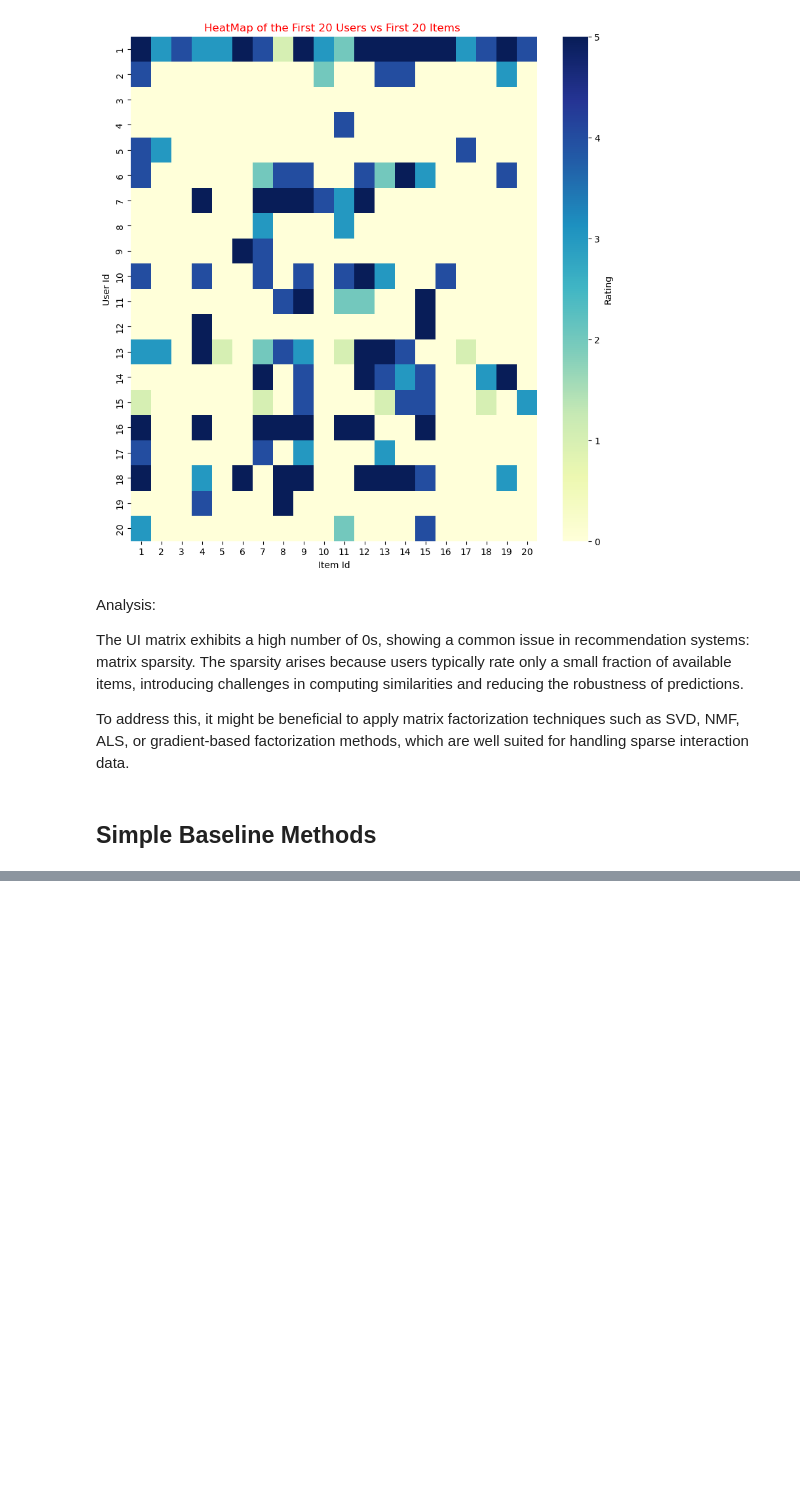
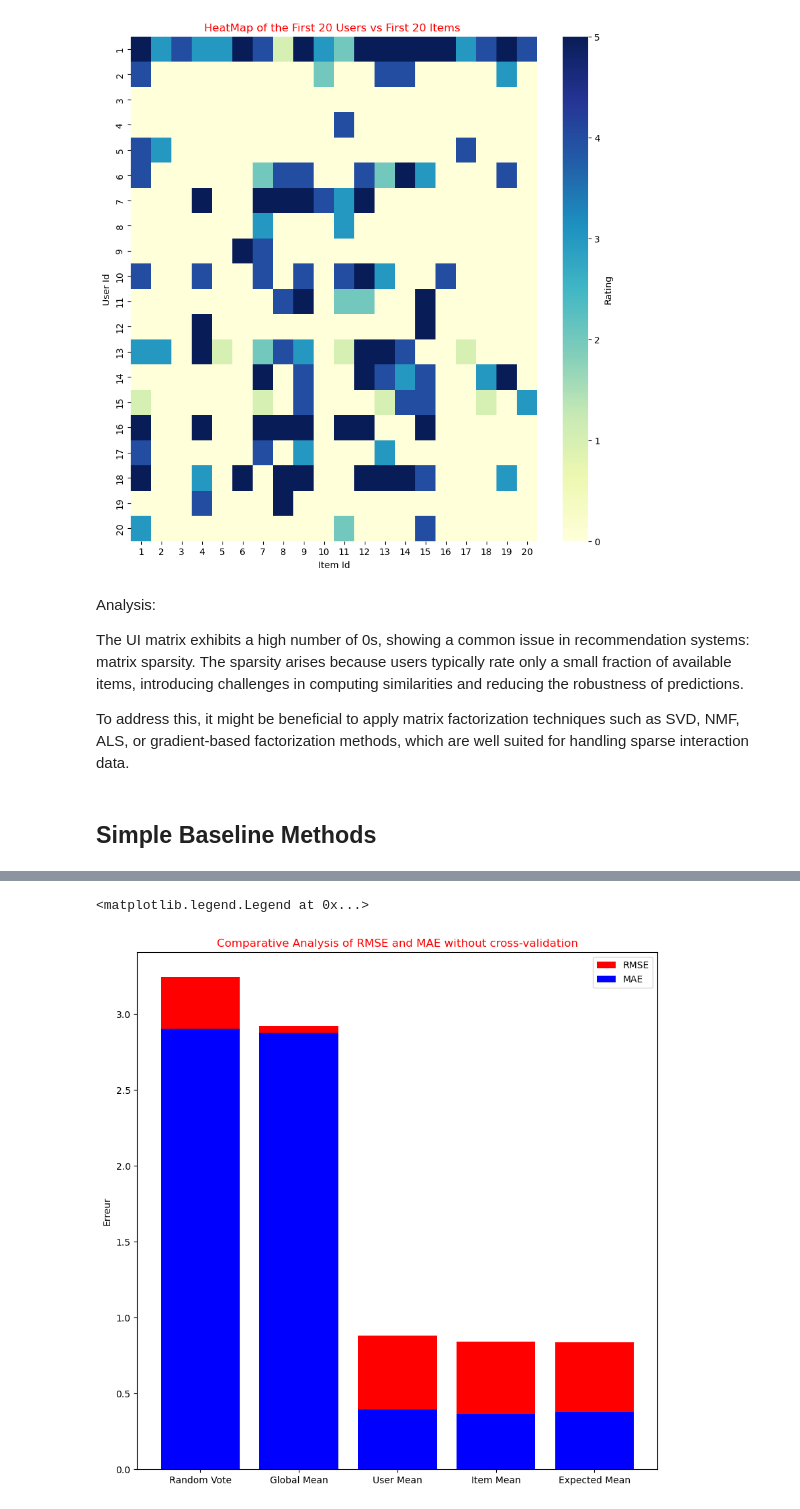
Before and after one commit to Yousseflaoufir12/User-Item-Recommendation-Engine-With-Similarity-and-KNN-Approaches, a Jupyter notebook: main.ipynb, the cells around one changed output, grey strips where cells are left out. Drawn from its saved outputs; the diff is of its cells as text; code cells hidden in the pictures; blank space fills up the shorter version.

```diff
--- a/main.ipynb
+++ b/main.ipynb
@@ -162,0 +173,11 @@ To address this, it might be beneficial to apply matrix factorization techniques
+# %%
+def RMSE(y_true,y_pred):
+    return np.sqrt(np.nanmean((y_true-y_pred)**2))
+
+def MAE(y_true,y_pred):
+    return np.nanmean(np.abs(y_true-y_pred))
+
+# Transformation of the UI matrix into numpy format + Flatten to make later calculation
+
+MUI_numpy=MUI.to_numpy()
+MUI_numpy_flatten=MUI_numpy.flatten()
@@ -162,0 +362,11 @@ To address this, it might be beneficial to apply matrix factorization techniques
+# %%
+methodes=['Random Vote','Global Mean','User Mean','Item Mean','Expected Mean']
+plt.figure(figsize=(10,10))
+plt.bar(methodes,liste_rmse_no_cross,color='red',label='RMSE')
+plt.bar(methodes,liste_mae_no_cross,color='blue',label='MAE')
+plt.ylabel('Erreur')
+plt.title('Comparative Analysis of RMSE and MAE without cross-validation',c='red')
+plt.legend()
+# %% [output]
+<matplotlib.legend.Legend at 0x...>
+[figure, added]
```
Also changed, not shown: parts of 13 cells of this notebook.
